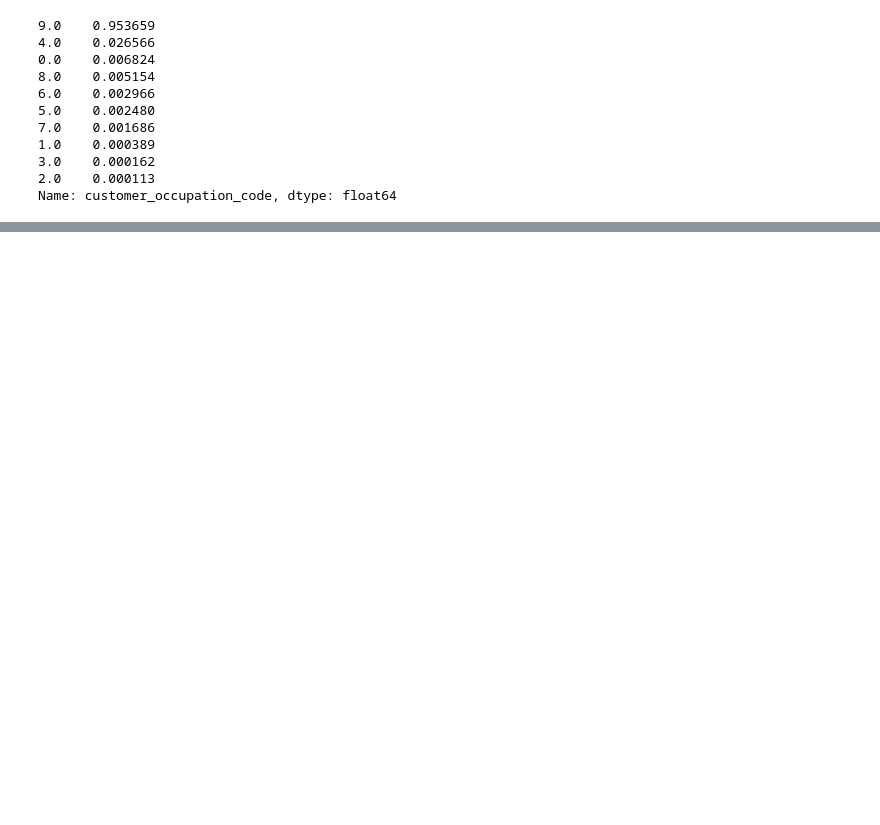
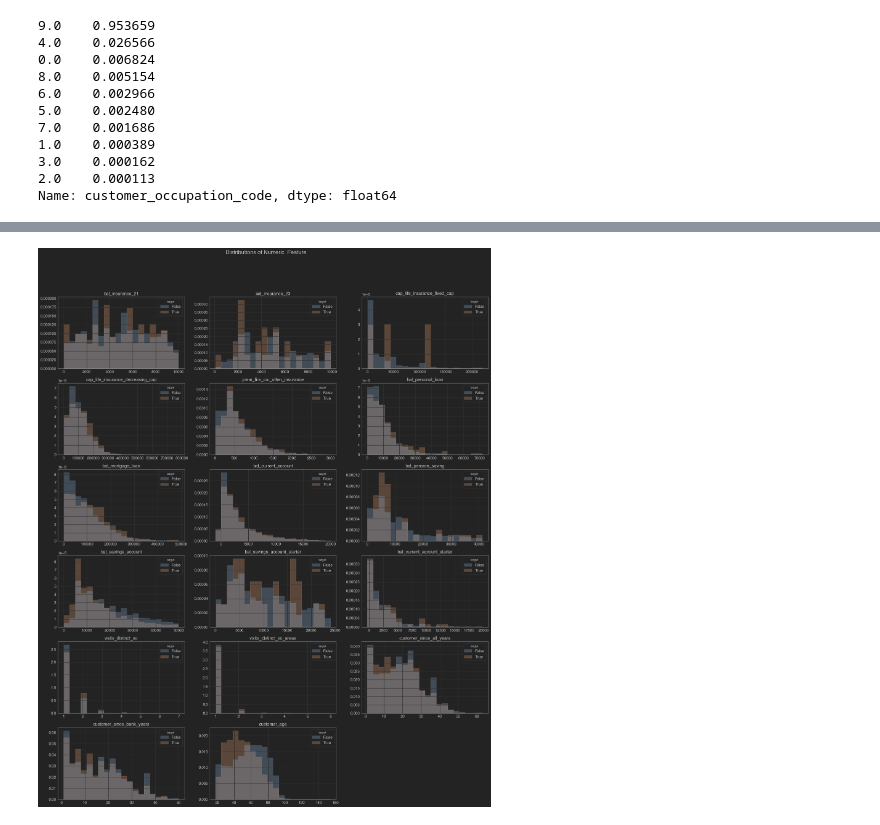
Before and after one commit to DPintacasi/BA1_Churn, a Jupyter notebook: notebooks/explore.ipynb, the cells around one changed output, grey strips where cells are left out. Cells and saved outputs as stored; diff of their text form; code cells hidden in the pictures; blank space fills up the shorter version.

```diff
--- a/notebooks/explore.ipynb
+++ b/notebooks/explore.ipynb
@@ -216,14 +306 @@ customer_occupation_code  target
 Name: target, dtype: float64
-# %%
-cols_cont = ['bal_insurance_21', 'bal_insurance_23', 'cap_life_insurance_fixed_cap',
-       'cap_life_insurance_decreasing_cap', 'prem_fire_car_other_insurance',
-       'bal_personal_loan', 'bal_mortgage_loan', 'bal_current_account',
-       'bal_pension_saving', 'bal_savings_account',
-       'bal_savings_account_starter', 'bal_current_account_starter']
-for col in cols_cont:
-    f,(ax1,ax2)=plt.subplots(1,2,sharex = True)
-    data_nozero = data[data[col]!=0]
-    ax1.hist(data_nozero[data_nozero['target']==0][col])
-    ax1.set_title(col + ' target == 0 ')
-    ax2.hist(data_nozero[data_nozero['target']==1][col])
-    ax2.set_title(col + ' target == 1 ')
@@ -254,0 +323,25 @@ data.groupby('target').mean()[cols_binary].transpose().plot(kind = 'bar')
+# %%
+plt.figure(figsize=(25, 30))
+plt.subplots_adjust(hspace=0.2)
+plt.suptitle("Distributions of Numeric  Feature", fontsize=18, y=0.95)
+
+cols_cont = data.select_dtypes(include = 'number').columns
+ncols = 3
+nrows = len(cols_cont) // ncols + (len(cols_cont) % ncols > 0) # calculate number of rows
+
+for n, col in enumerate(cols_cont):
+    ax = plt.subplot(nrows, ncols, n + 1)
+    data_nozero = data[data[col]!=0]
+    sns.histplot(data = data_nozero
+                 ,x = col
+                 ,hue = 'target'
+                 ,bins = 20
+                 ,stat = "density"
+                 ,common_norm = False
+                 ,element="step"
+                ).set(xlabel=None, ylabel = None)
+    plt.title(col)
+
+plt.show()
+# %% [output]
+[figure, added]
```
Also changed, not shown: parts of 31 cells of this notebook, 1 other file.
